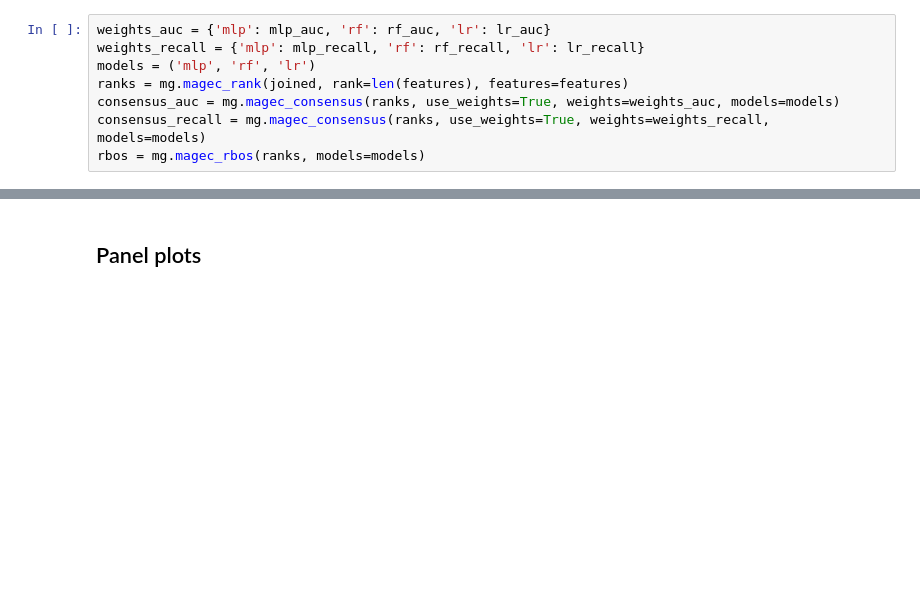
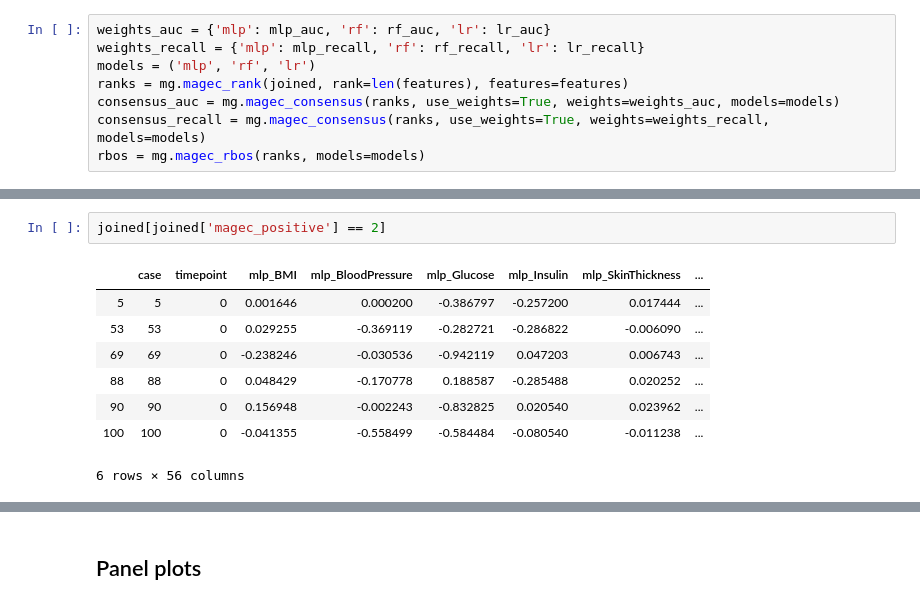
Before and after one commit to gstef80/MAgEC, a Jupyter notebook: PIMA_MAGEC_PRESENTATION.ipynb, the cells around one changed output, grey strips where cells are left out. Saved outputs shown, nothing was run; the diff lists cells and outputs as text; blank space fills up the shorter version.

```diff
--- a/PIMA_MAGEC_PRESENTATION.ipynb
+++ b/PIMA_MAGEC_PRESENTATION.ipynb
@@ -110,0 +123,11 @@ rbos = mg.magec_rbos(ranks, models=models)
+# %%
+joined[joined['magec_positive'] == 2]
+# %% [output]
+|  | case | timepoint | mlp_BMI | mlp_BloodPressure | mlp_Glucose | mlp_Insulin | mlp_SkinThickness | ... |
+| 5 | 5 | 0 | 0.001646 | 0.000200 | -0.386797 | -0.257200 | 0.017444 | ... |
+| 53 | 53 | 0 | 0.029255 | -0.369119 | -0.282721 | -0.286822 | -0.006090 | ... |
+| 69 | 69 | 0 | -0.238246 | -0.030536 | -0.942119 | 0.047203 | 0.006743 | ... |
+| 88 | 88 | 0 | 0.048429 | -0.170778 | 0.188587 | -0.285488 | 0.020252 | ... |
+| 90 | 90 | 0 | 0.156948 | -0.002243 | -0.832825 | 0.020540 | 0.023962 | ... |
+| 100 | 100 | 0 | -0.041355 | -0.558499 | -0.584484 | -0.080540 | -0.011238 | ... |
+6 rows × 56 columns
```
Also changed, not shown: parts of 9 cells of this notebook, 1 other file.
